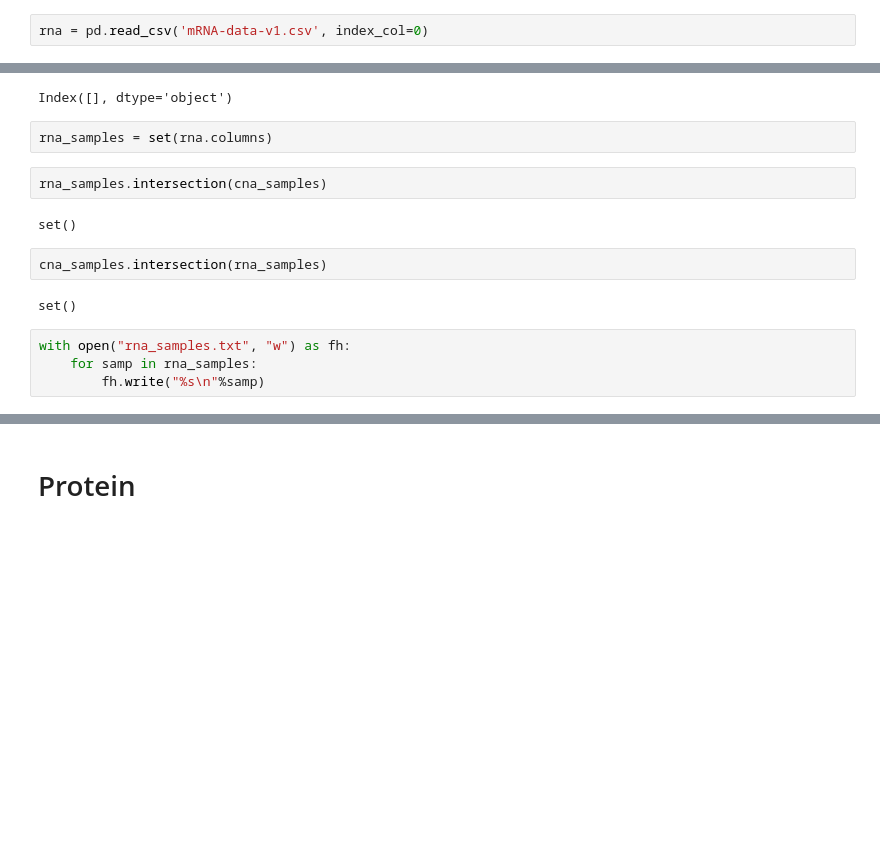
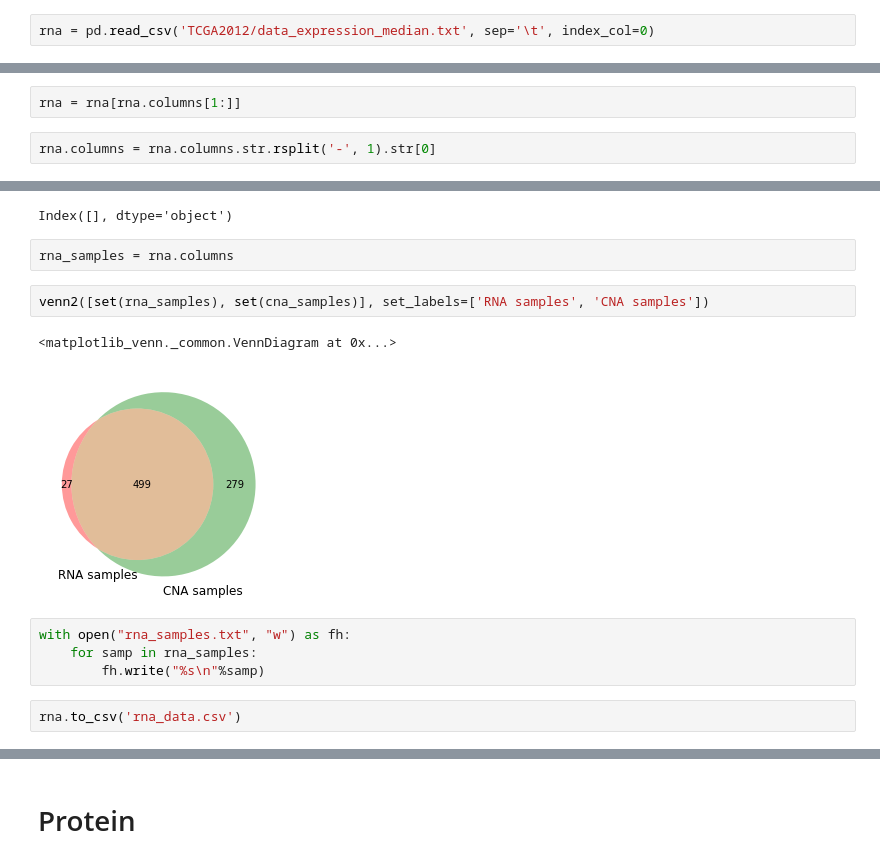
Before and after one commit to ruggleslab/blackSheep, a Jupyter notebook: vignettes/brca/reformatting_data.ipynb, the cells around one changed output, grey strips where cells are left out. Drawn from its saved outputs; the diff is of its cells as text; blank space fills up the shorter version.

Commit message:
adding test brca retro data

```diff
--- a/vignettes/brca/reformatting_data.ipynb
+++ b/vignettes/brca/reformatting_data.ipynb
@@ -33,7 +32,7 @@ with open("cna_samples.txt", "w") as fh:
 # %% [markdown]
 # RNA
 # %%
-rna = pd.read_csv('mRNA-data-v1.csv', index_col=0)
+rna = pd.read_csv('TCGA2012/data_expression_median.txt', sep='\t', index_col=0)
 # %% [markdown]
 ##### Checking for duplicated genes
 # %%
@@ -43,20 +42,23 @@ Index([], dtype='object', name='NAME')
 # %% [markdown]
 ##### Checking for duplicated samples
+# %%
+rna = rna[rna.columns[1:]]
+# %%
+rna.columns = rna.columns.str.rsplit('-', 1).str[0]
 # %%
 rna.columns[rna.columns.duplicated()]
 # %% [output]
 Index([], dtype='object')
 # %%
-rna_samples = set(rna.columns)
+rna_samples = rna.columns
-# %%
-rna_samples.intersection(cna_samples)
-# %% [output]
-set()
-# %%
-cna_samples.intersection(rna_samples)
-# %% [output]
-set()
+# %%
+venn2([set(rna_samples), set(cna_samples)], set_labels=['RNA samples', 'CNA samples'])
+# %% [output]
+<matplotlib_venn._common.VennDiagram at 0x...>
+[figure, added]
 # %%
 with open("rna_samples.txt", "w") as fh:
     for samp in rna_samples:
         fh.write("%s\n"%samp)
+# %%
+rna.to_csv('rna_data.csv')
```
Also changed, not shown: parts of 66 cells of this notebook, 23 other files.
